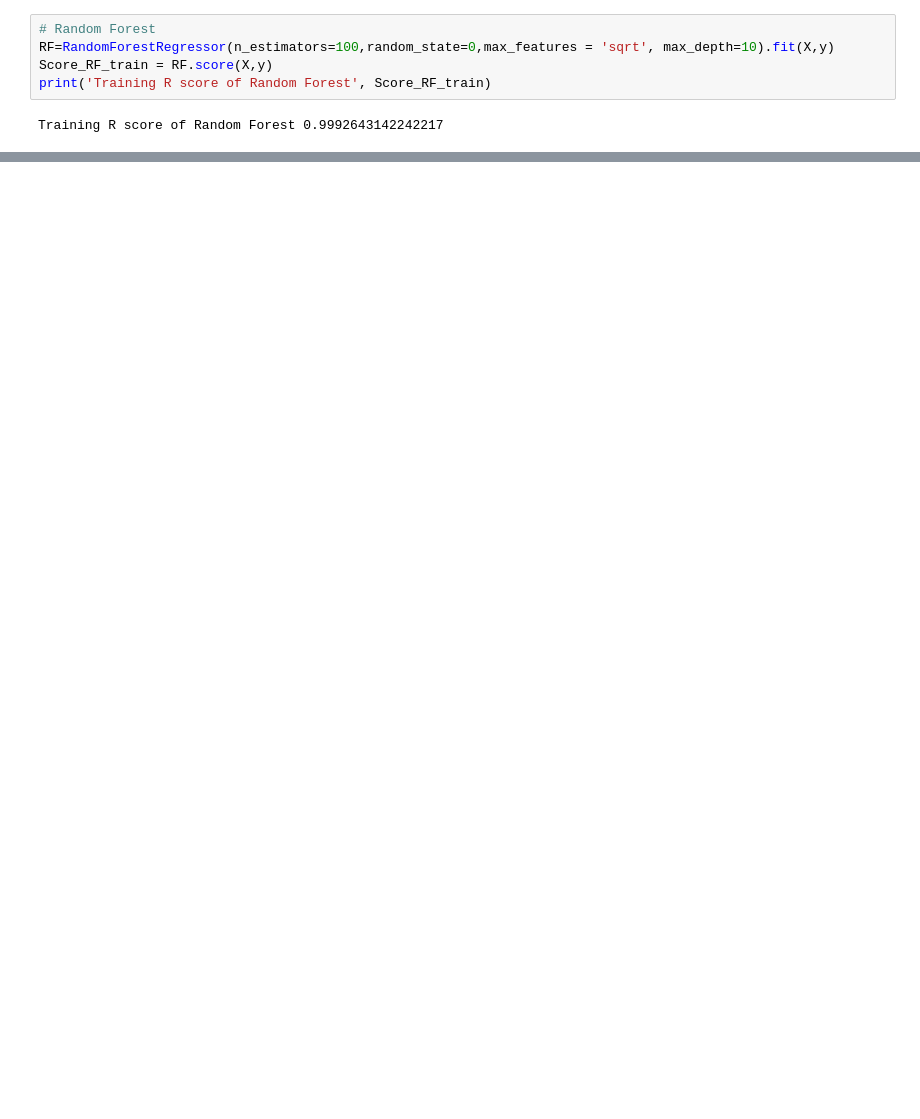
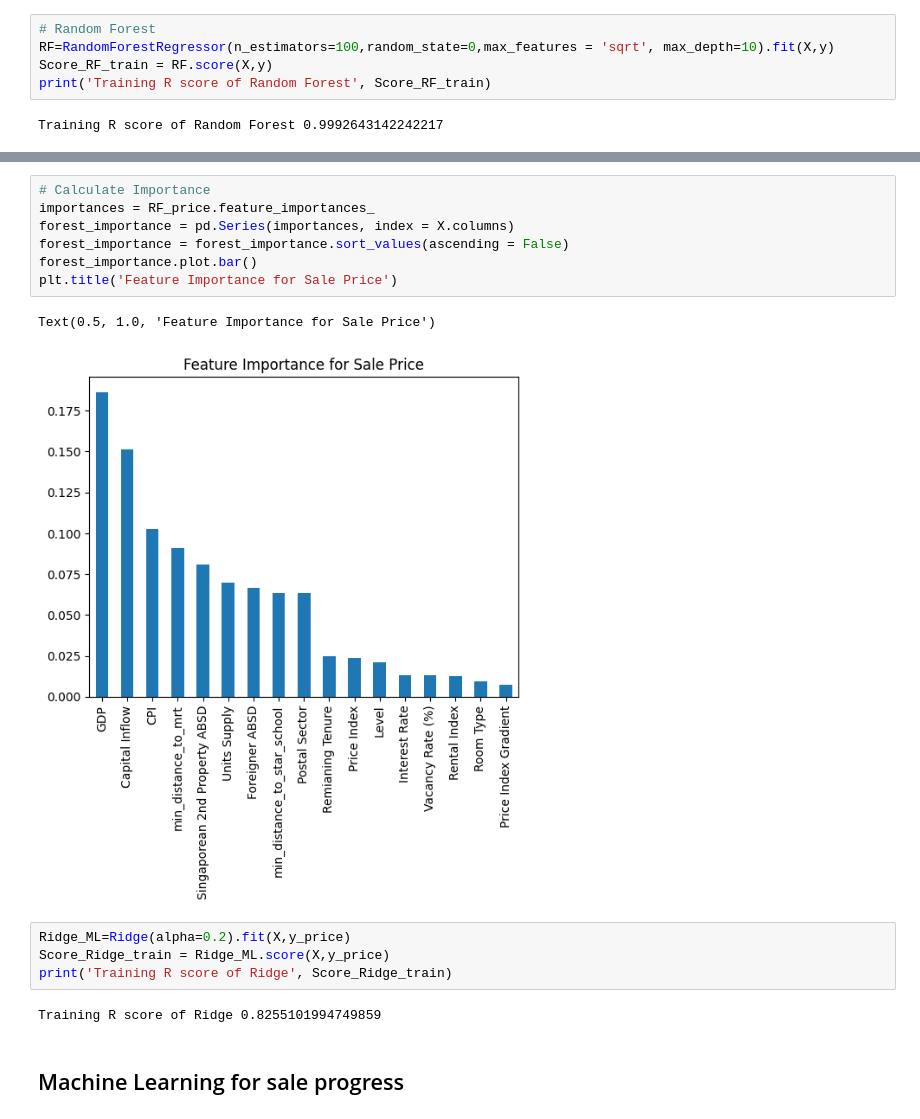
Before and after one commit to yisi22/Real-Estate-Investment, a Jupyter notebook: CondoPricing.ipynb, the cells around one changed output, grey strips where cells are left out. Drawn from its saved outputs; the diff is of its cells as text; blank space fills up the shorter version.

```diff
--- a/CondoPricing.ipynb
+++ b/CondoPricing.ipynb
@@ -611,0 +660,18 @@ forest_importance.plot.bar()
+# %%
+# Calculate Importance
+importances = RF_price.feature_importances_
+forest_importance = pd.Series(importances, index = X.columns)
+forest_importance = forest_importance.sort_values(ascending = False)
+forest_importance.plot.bar()
+plt.title('Feature Importance for Sale Price')
+# %% [output]
+Text(0.5, 1.0, 'Feature Importance for Sale Price')
+[figure, added]
+# %%
+Ridge_ML=Ridge(alpha=0.2).fit(X,y_price)
+Score_Ridge_train = Ridge_ML.score(X,y_price)
+print('Training R score of Ridge', Score_Ridge_train)
+# %% [output]
+Training R score of Ridge 0.8255101994749859
+# %% [markdown]
+## Machine Learning for sale progress
```
Also changed, not shown: parts of 46 cells of this notebook.
